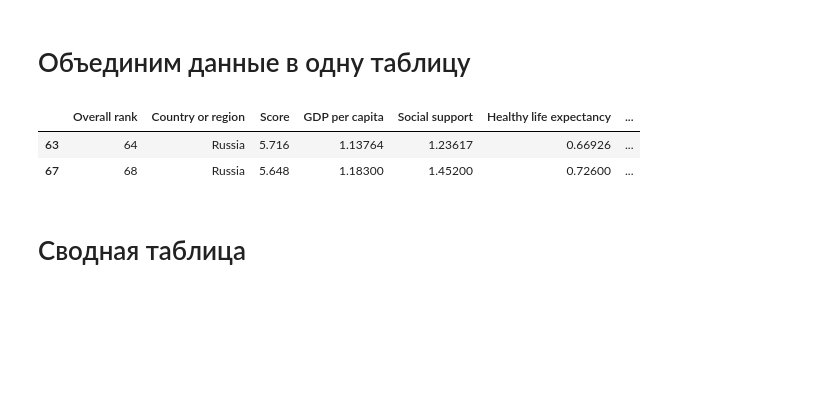
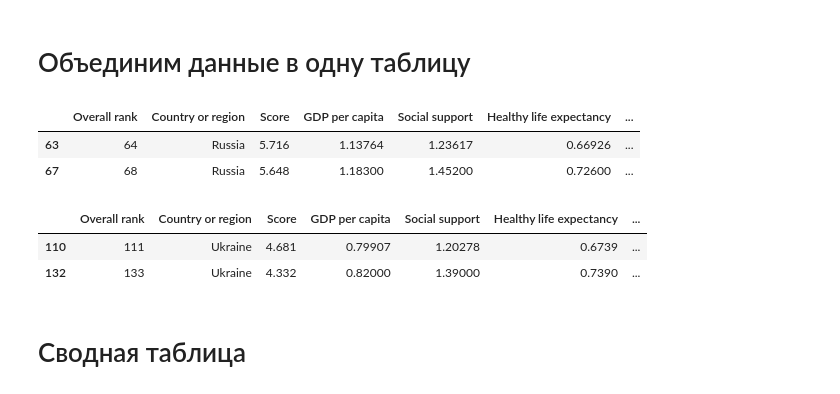
Before and after one commit to toxidxd/sb_data_science_intensive, a Jupyter notebook: [заполненная] Урок 4. DA - Рабочая тетрадь - Skillbox.ipynb, the cells around one changed output. Cells and saved outputs as stored; diff of their text form; code cells hidden in the pictures; blank space fills up the shorter version.

```diff
--- a/[заполненная] Урок 4. DA - Рабочая тетрадь - Skillbox.ipynb
+++ b/[заполненная] Урок 4. DA - Рабочая тетрадь - Skillbox.ipynb
@@ -197,3 +264,9 @@ data[data['Country or region'] == 'Russia']
+# %%
+data[data['Country or region'] == 'Ukraine']
+# %% [output]
+|  | Overall rank | Country or region | Score | GDP per capita | Social support | Healthy life expectancy | ... |
+| 110 | 111 | Ukraine | 4.681 | 0.79907 | 1.20278 | 0.6739 | ... |
+| 132 | 133 | Ukraine | 4.332 | 0.82000 | 1.39000 | 0.7390 | ... |
 # %% [markdown]
 # Сводная таблица
 # %% [markdown]
```
Also changed, not shown: parts of 15 cells of this notebook.
